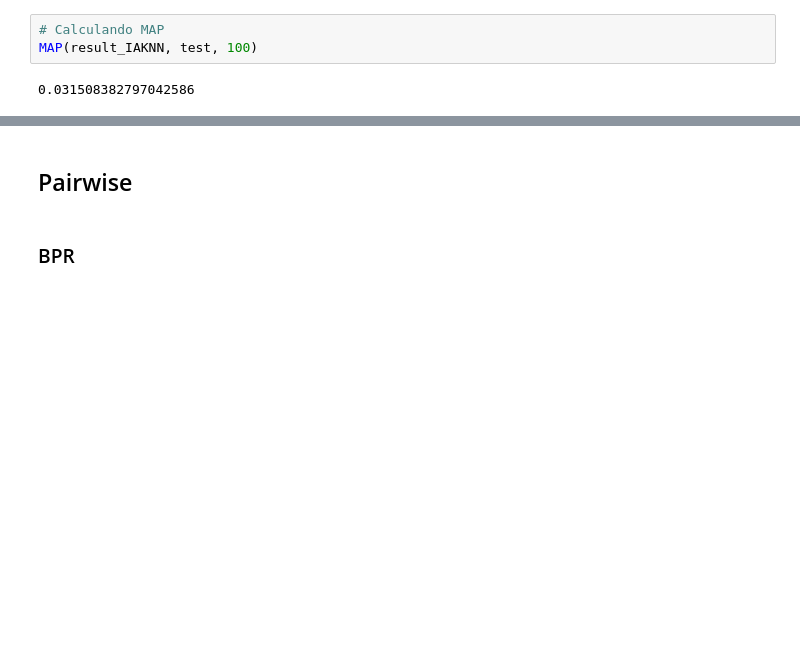
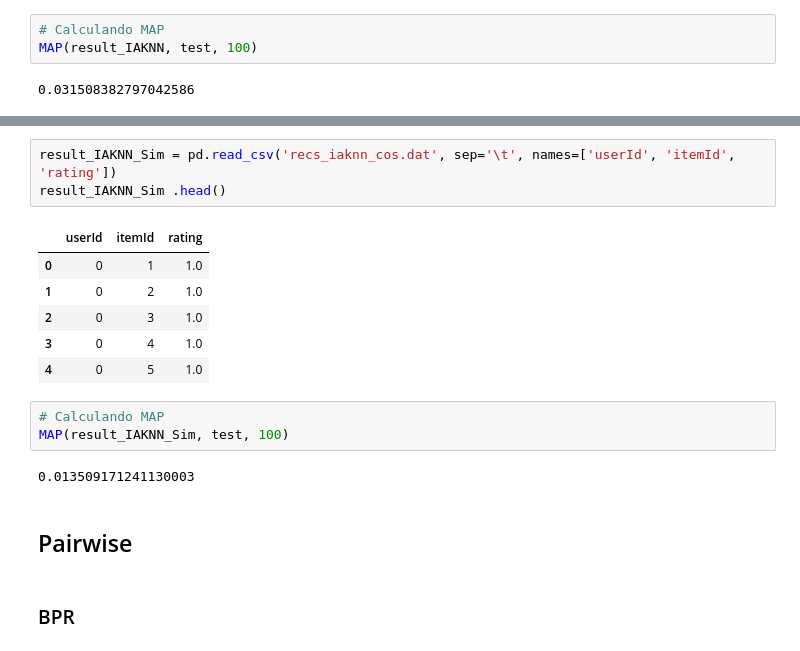
Before and after one commit to ciziks/recommender-steam-catalogue, a Jupyter notebook: Recomendadores/Sistema.ipynb, the cells around one changed output, grey strips where cells are left out. Cells and saved outputs as stored; diff of their text form; blank space fills up the shorter version.

```diff
--- a/Recomendadores/Sistema.ipynb
+++ b/Recomendadores/Sistema.ipynb
@@ -256,3 +284,18 @@ MAP(result_IAKNN, test, 100)
+# %%
+result_IAKNN_Sim = pd.read_csv('recs_iaknn_cos.dat', sep='\t', names=['userId', 'itemId', 'rating'])
+result_IAKNN_Sim .head()
+# %% [output]
+|  | userId | itemId | rating |
+| 0 | 0 | 1 | 1.0 |
+| 1 | 0 | 2 | 1.0 |
+| 2 | 0 | 3 | 1.0 |
+| 3 | 0 | 4 | 1.0 |
+| 4 | 0 | 5 | 1.0 |
+# %%
+# Calculando MAP
+MAP(result_IAKNN_Sim, test, 100)
+# %% [output]
+0.013509171241130003
 # %% [markdown]
 ## Pairwise
 # %% [markdown]
```
Also changed, not shown: parts of 8 cells of this notebook, 6 other files.
